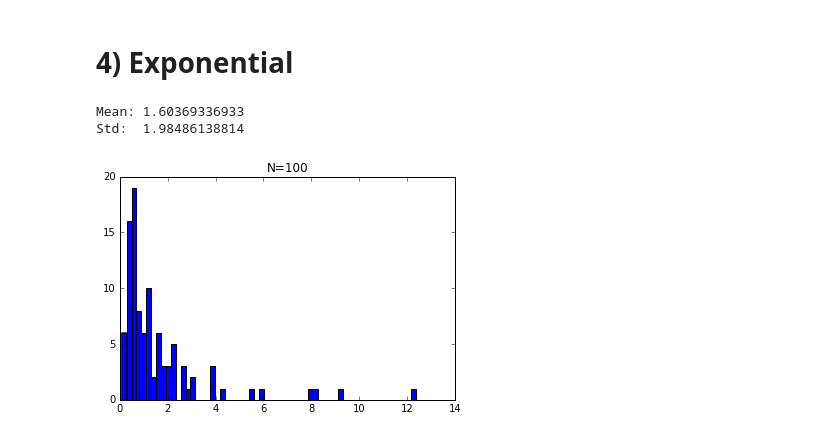
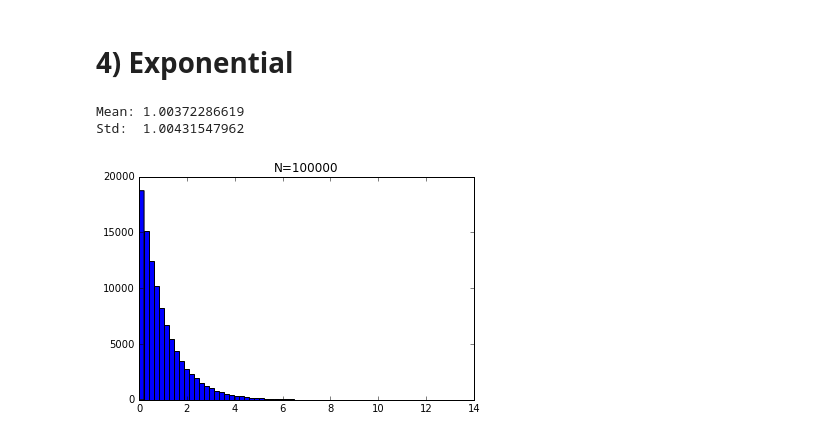
Before and after one commit to andrelondono/111b, a Jupyter notebook: Lab0ErrorAnalysis.ipynb, the cells around one changed output. Cells and saved outputs as stored; diff of their text form; code cells hidden in the pictures.

```diff
--- a/Lab0ErrorAnalysis.ipynb
+++ b/Lab0ErrorAnalysis.ipynb
@@ -89,22 +89,19 @@ Number of experiments within 3 sigma:  1000
 # 4) Exponential
 # %%
 rand_num=[]
-N=100
+N=100000
 for i in np.arange(N):
-    rand_num.append(np.random.normal(0,1))
-def func(x):
-    return  np.exp(-x)
-y = func(np.array(rand_num))
-print "Mean:", mean(y)
-print "Std: ", std(y)
+    rand_num.append(np.random.exponential())
+print "Mean:", mean(rand_num)
+print "Std: ", std(rand_num)
 plt.figure()
 plt.title("N={}".format(N))
-plt.hist(y,bins=60)
+plt.hist(rand_num,bins=60)
 plt.show()
 # %% [output]
-Mean: 1.60369336933
-Std:  1.98486138814
+Mean: 1.00372286619
+Std:  1.00431547962
-[figure, old version]
+[figure, new version]
 # %%
 N_list = [10,50,100,1000]
 for N in N_list:
```
Also changed, not shown: parts of 22 cells of this notebook, 2 other files.
